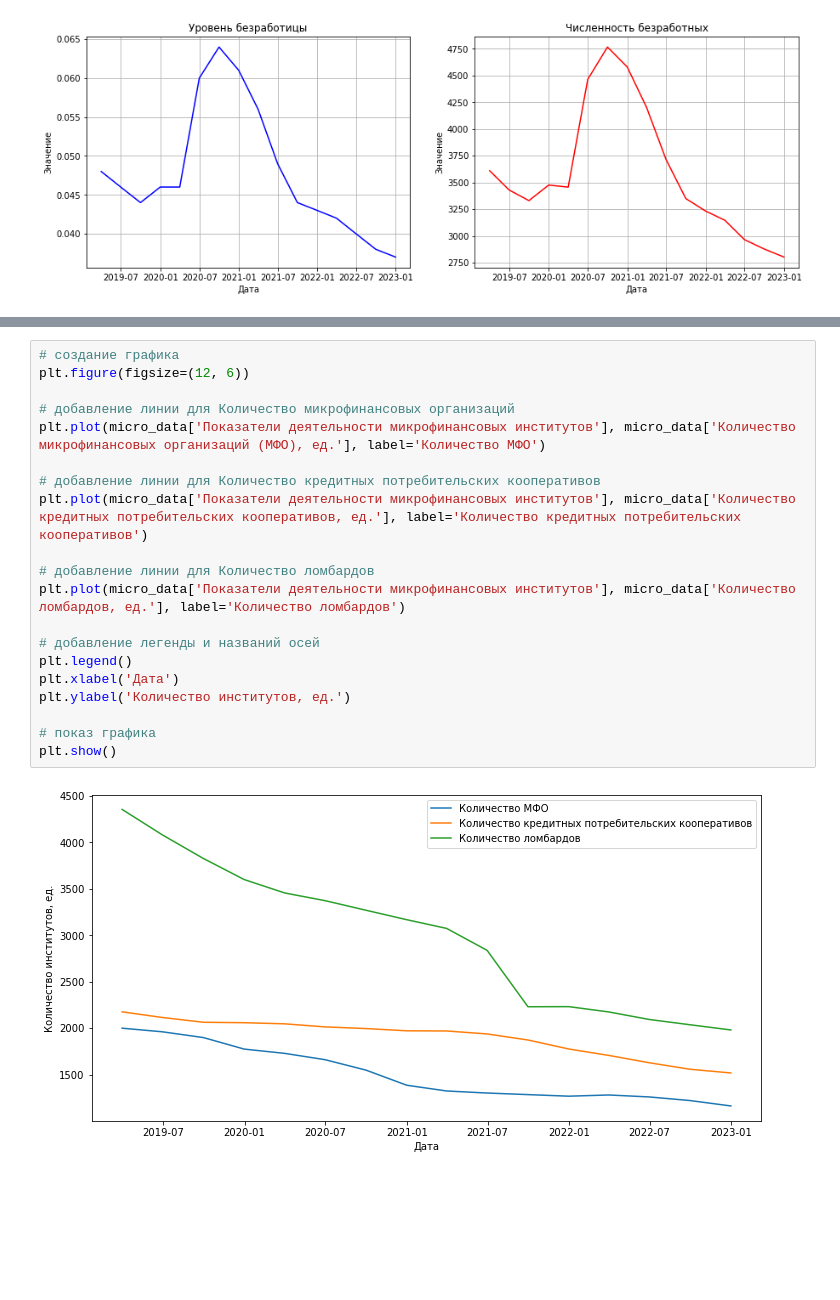
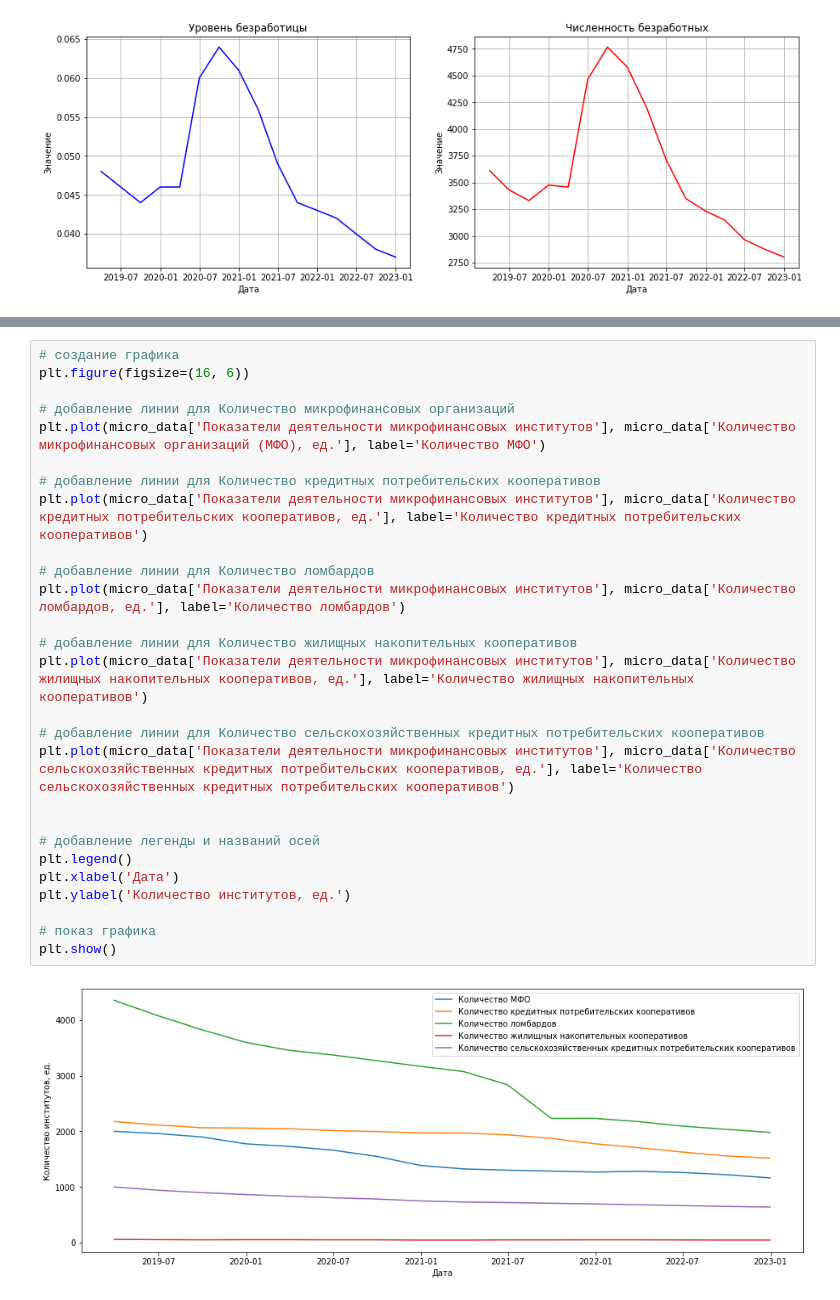
Before and after one commit to torosyantig/microfinance_market, a Jupyter notebook: model.ipynb, the cells around one changed output, grey strips where cells are left out. Saved outputs shown, nothing was run; the diff lists cells and outputs as text; blank space fills up the shorter version.

Commit message:
finished with graphs

```diff
--- a/model.ipynb
+++ b/model.ipynb
@@ -360,22 +358,29 @@ micro_data
 # %%
 # создание графика
-plt.figure(figsize=(12, 6))
+plt.figure(figsize=(16, 6))
 
 # добавление линии для Количество микрофинансовых организаций
 plt.plot(micro_data['Показатели деятельности микрофинансовых институтов'], micro_data['Количество микрофинансовых организаций (МФО), ед.'], label='Количество МФО')
 
 # добавление линии для Количество кредитных потребительских кооперативов
 plt.plot(micro_data['Показатели деятельности микрофинансовых институтов'], micro_data['Количество кредитных потребительских кооперативов, ед.'], label='Количество кредитных потребительских кооперативов')
 
 # добавление линии для Количество ломбардов
 plt.plot(micro_data['Показатели деятельности микрофинансовых институтов'], micro_data['Количество ломбардов, ед.'], label='Количество ломбардов')
 
+# добавление линии для Количество жилищных накопительных кооперативов
+plt.plot(micro_data['Показатели деятельности микрофинансовых институтов'], micro_data['Количество жилищных накопительных кооперативов, ед.'], label='Количество жилищных накопительных кооперативов')
+
+# добавление линии для Количество сельскохозяйственных кредитных потребительских кооперативов
+plt.plot(micro_data['Показатели деятельности микрофинансовых институтов'], micro_data['Количество сельскохозяйственных кредитных потребительских кооперативов, ед.'], label='Количество сельскохозяйственных кредитных потребительских кооперативов')
+
+
 # добавление легенды и названий осей
 plt.legend()
 plt.xlabel('Дата')
 plt.ylabel('Количество институтов, ед.')
 
 # показ графика
 plt.show()
 # %% [output]
-[figure, old version]
+[figure, new version]
```
Also changed, not shown: parts of 9 cells of this notebook, 1 other file.
